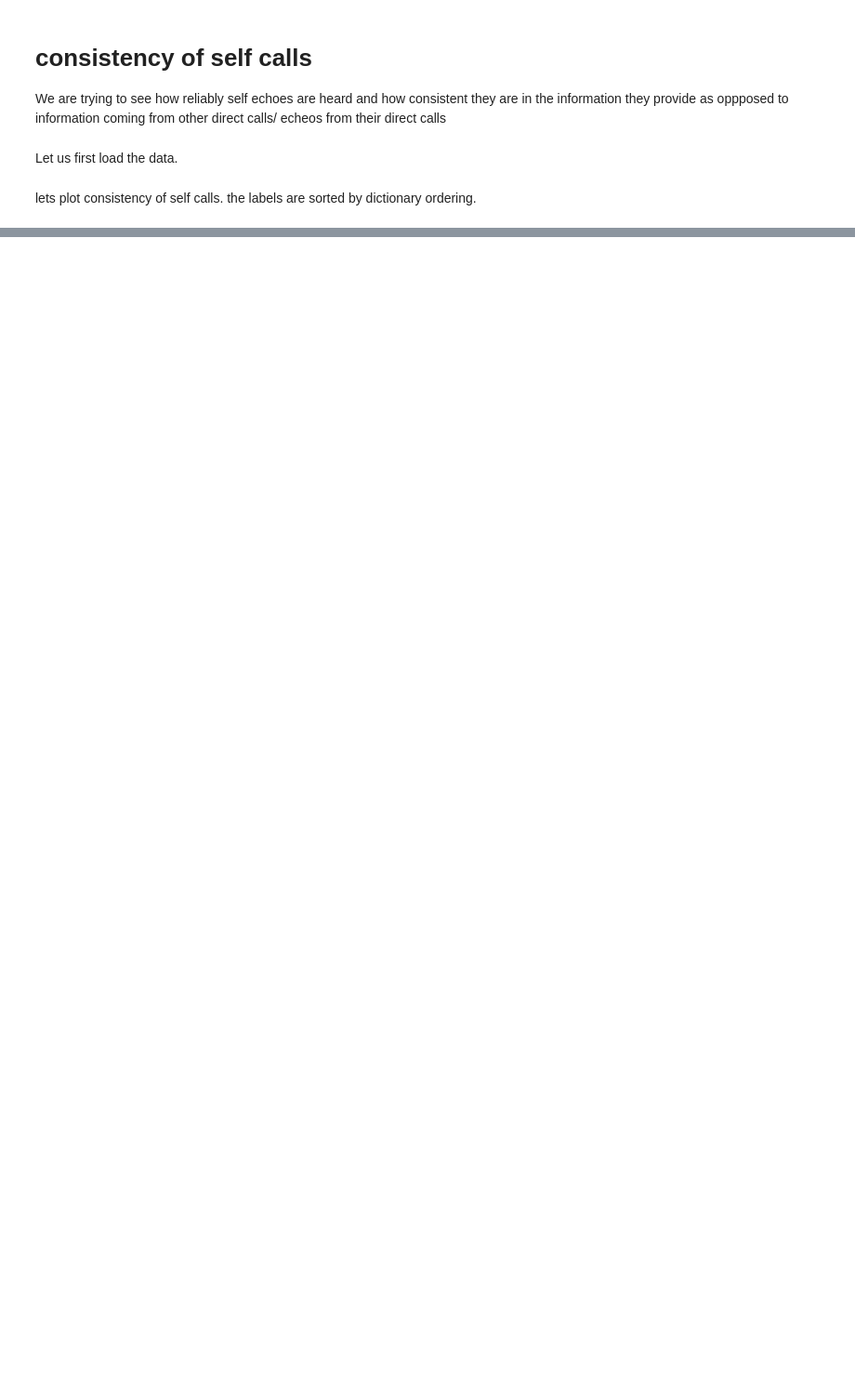
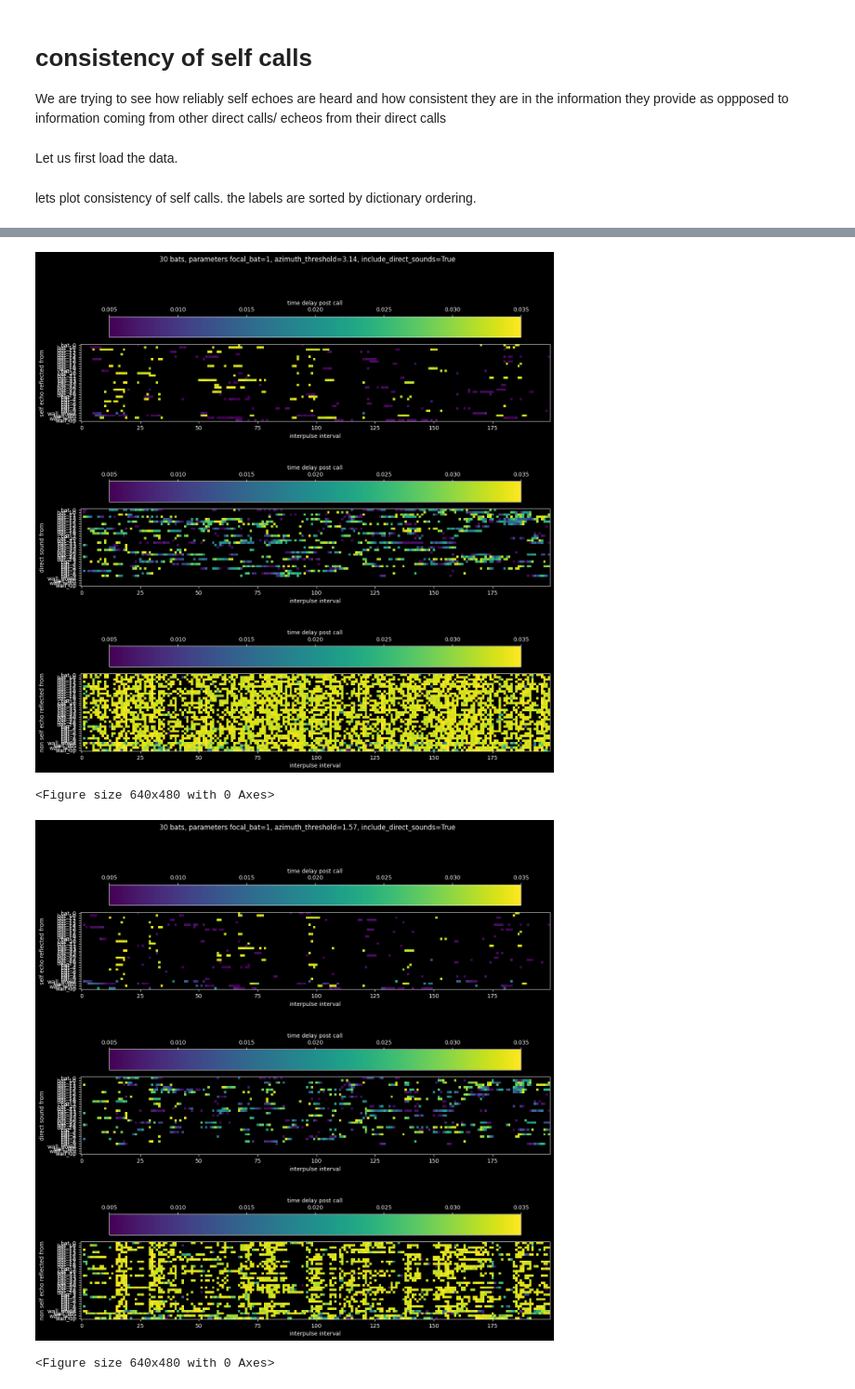
Before and after one commit to mogeraditya/dynamic_model_of_cocktail_party_nightmare, a Jupyter notebook: exploratory_analysis/consistency_of_self.ipynb, the cells around one changed output, grey strips where cells are left out. Shown at 93% size. Drawn from its saved outputs; the diff is of its cells as text; code cells hidden in the pictures; blank space fills up the shorter version.

```diff
--- a/exploratory_analysis/consistency_of_self.ipynb
+++ b/exploratory_analysis/consistency_of_self.ipynb
@@ -175,0 +335,65 @@ for param in ordered_list_of_parameters:
+# %%
+for i, param in enumerate(ordered_list_of_parameters_sublist):
+    FOCAL_BAT, INCLUDE_DIRECT_SOUNDS, AZIMUTH  = param
+
+    list_of_matrices = store_matrices_given_param_delta_t[i]
+    track_unique_objects = store_unique_objects_delta_t[i]
+    masked_arrays_given_param = store_masked_array_delta_t[i]
+
+    cmap_masked = mpl.cm.viridis
+    cmap_masked.set_bad('black',1.)
+
+
+    plt.figure(figsize=(15, 15))
+
+    plt.subplot(3,1,1)
+    plt.imshow(list_of_matrices[0], cmap = mpl.colormaps["viridis"])
+    plt.colorbar(
+        location="top",
+        label="time delay post call",
+    )
+    plt.ylabel("self echo reflected from")
+    plt.xlabel("interpulse interval")
+    plt.yticks(
+        labels=track_unique_objects, ticks=np.arange(0, list_of_matrices[0].shape[0])
+    )
+    plt.imshow(masked_arrays_given_param[0], interpolation='nearest', cmap=cmap_masked)
+    plt.clim(0.005,0.035)
+
+    plt.subplot(3,1,2)
+    plt.imshow(list_of_matrices[1], cmap=mpl.colormaps["viridis"])
+    plt.colorbar(
+        location="top",
+        label="time delay post call",
+    )
+    plt.ylabel("direct sound from")
+    plt.xlabel("interpulse interval")
+    plt.yticks(
+        labels=track_unique_objects, ticks=np.arange(0, list_of_matrices[0].shape[0])
+    )
+    plt.imshow(masked_arrays_given_param[1], interpolation='nearest', cmap=cmap_masked)
+    plt.clim(0.005,0.035)
+
+    plt.subplot(3,1,3)
+    plt.imshow(list_of_matrices[2], cmap=mpl.colormaps["viridis"])
+    plt.colorbar(
+        location="top",
+        label="time delay post call",
+    )
+    plt.ylabel("non self echo reflected from")
+    plt.xlabel("interpulse interval")
+    plt.yticks(
+        labels=track_unique_objects, ticks=np.arange(0, list_of_matrices[0].shape[0])
+    )
+    plt.imshow(masked_arrays_given_param[2], interpolation='nearest', cmap=cmap_masked)
+    plt.clim(0.005,0.035)
+
+    plt.suptitle(f"{NUM_BATS} bats, parameters focal_bat={FOCAL_BAT}, azimuth_threshold={np.round(AZIMUTH,2)}, include_direct_sounds={INCLUDE_DIRECT_SOUNDS}")
+    # plt.tight_layout()
+    plt.show()
+    plt.clf()
+# %% [output]
+[figure, added]
+<Figure size 640x480 with 0 Axes>
+[figure, added]
+<Figure size 640x480 with 0 Axes>
```
Also changed, not shown: parts of 17 cells of this notebook, 19 other files.
